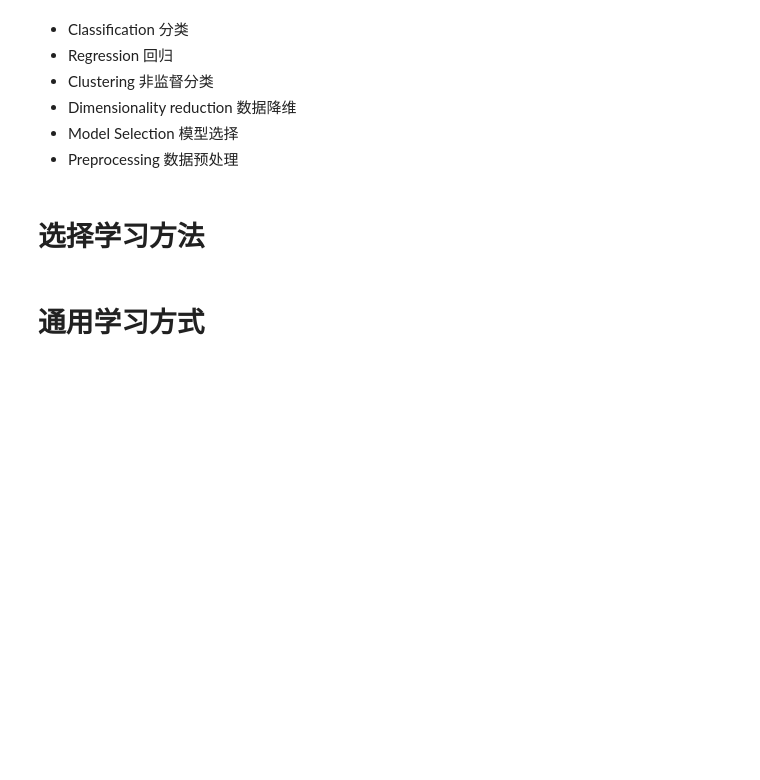
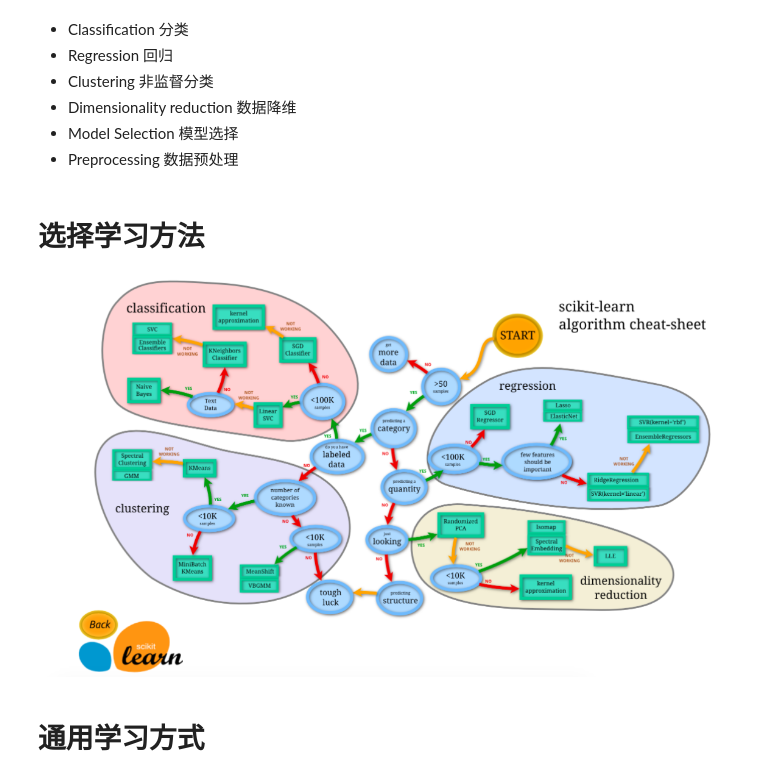
Before and after one commit to futheads/Python-study, a Jupyter notebook: sklearn/Sklearn-study.ipynb, the cells around one changed output. Cells and saved outputs as stored; diff of their text form; code cells hidden in the pictures; blank space fills up the shorter version.

```diff
--- a/sklearn/Sklearn-study.ipynb
+++ b/sklearn/Sklearn-study.ipynb
@@ -14,3 +12,8 @@
+# %%
+from IPython.display import Image
+Image(filename = "image/cheat-sheet.png", width=700, height=500)
+# %% [output]
+[figure, added]
 # %% [markdown]
 # 通用学习方式
 # %% [markdown]
```
Also changed, not shown: parts of 1 cell of this notebook, 1 other file.
